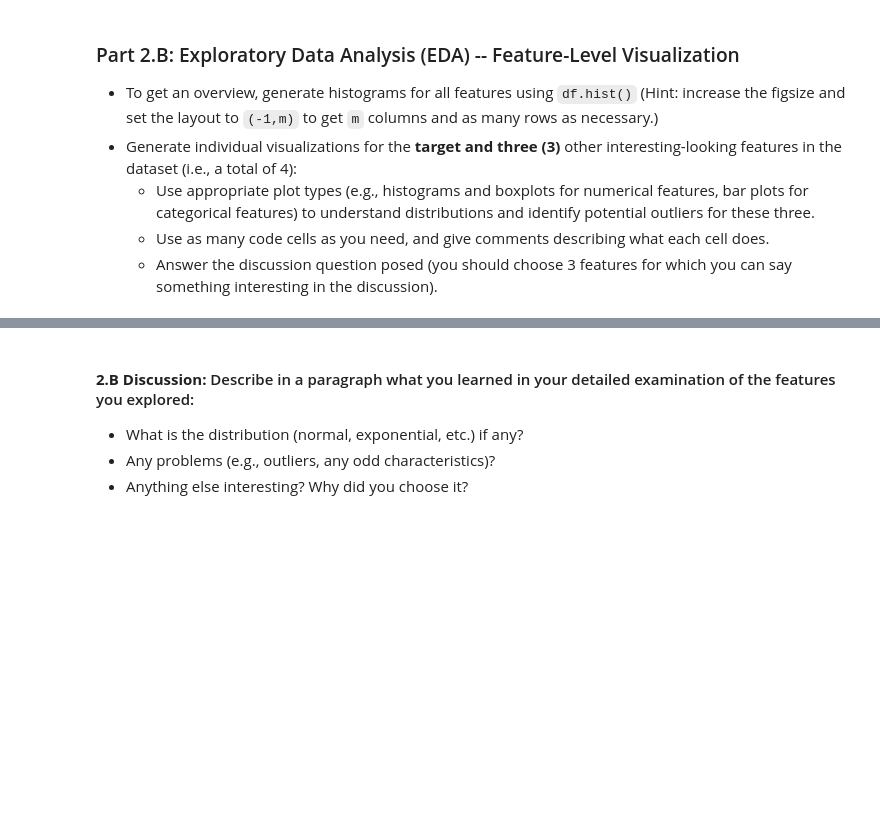
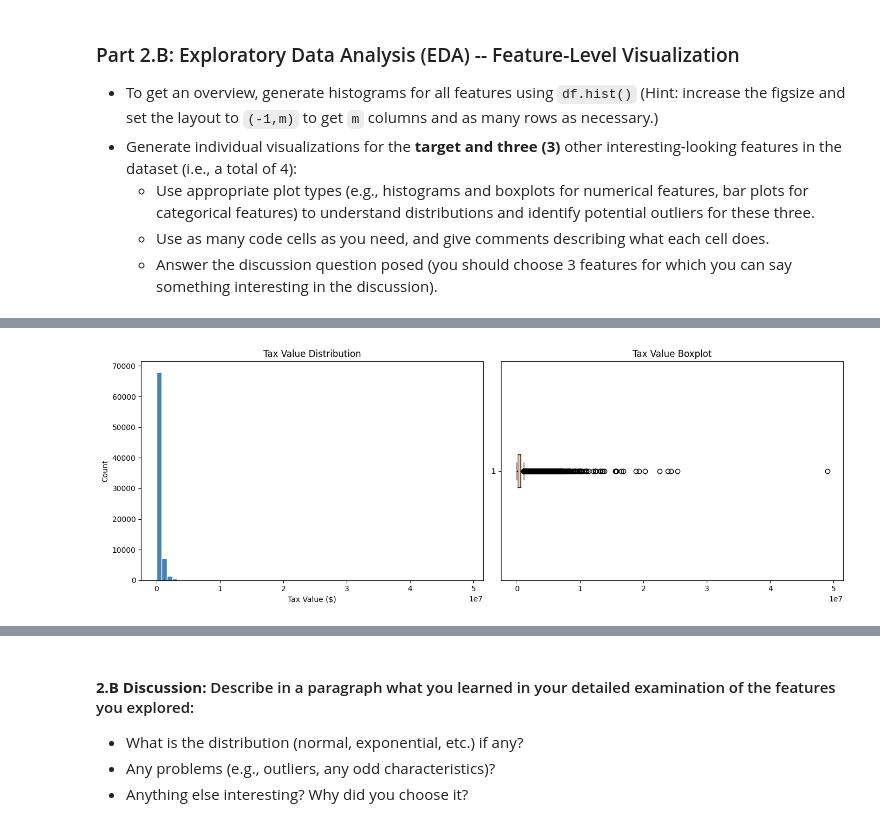
Before and after one commit to ordonezr/DX603-Milestone-Projects, a Jupyter notebook: Milestone_01.ipynb, the cells around one changed output, grey strips where cells are left out. Saved outputs shown, nothing was run; the diff lists cells and outputs as text; code cells hidden in the pictures; blank space fills up the shorter version.

```diff
--- a/Milestone_01.ipynb
+++ b/Milestone_01.ipynb
@@ -176,0 +310,19 @@ Hint: Just use `.head()`, `.info()`, and `.nunique()`.
+# %%
+# taxvaluedollarcnt
+fig, axes = plt.subplots(1, 2, figsize=(14, 5))
+
+axes[0].hist(df['taxvaluedollarcnt'].dropna(), bins=60, color='steelblue', edgecolor='white')
+axes[0].set_title('Tax Value Distribution')
+axes[0].set_xlabel('Tax Value ($)')
+axes[0].set_ylabel('Count')
+
+axes[1].boxplot(df['taxvaluedollarcnt'].dropna(), vert=False)
+axes[1].set_title('Tax Value Boxplot')
+
+plt.tight_layout()
+plt.show()
+
+# This shows the distribution is heavily right-skewed with significant outliers
+# Most properties are valued under $1M but a few extreme values reach $50M
+# %% [output]
+[figure, added]
```
Also changed, not shown: parts of 16 cells of this notebook.
